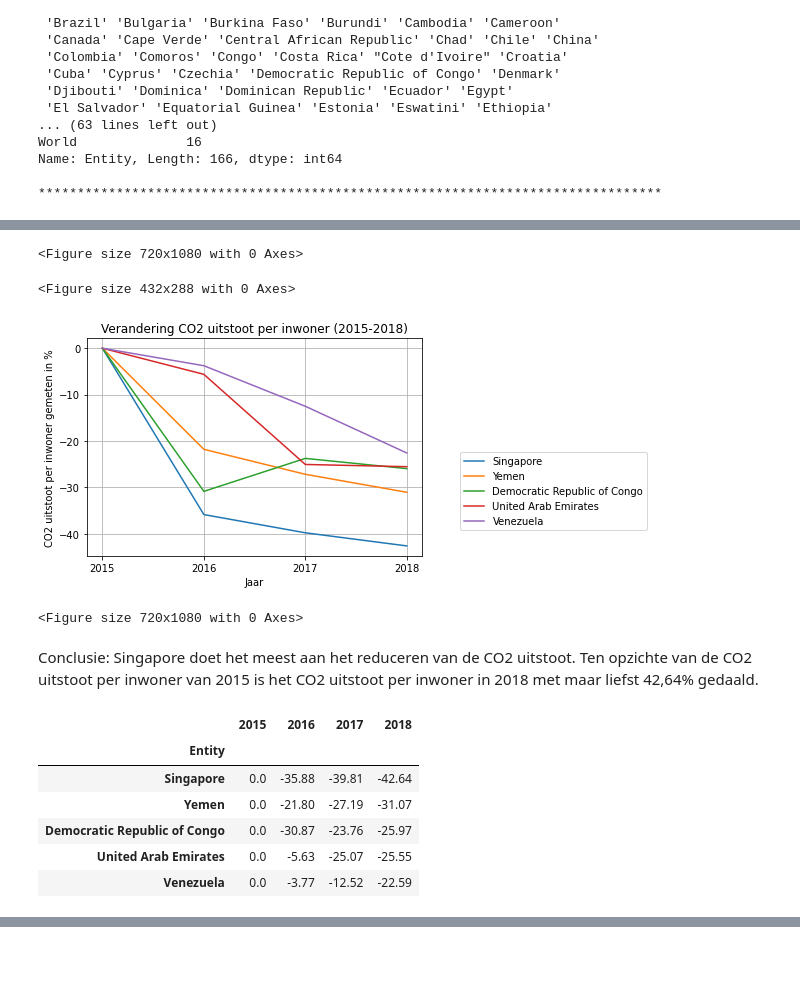
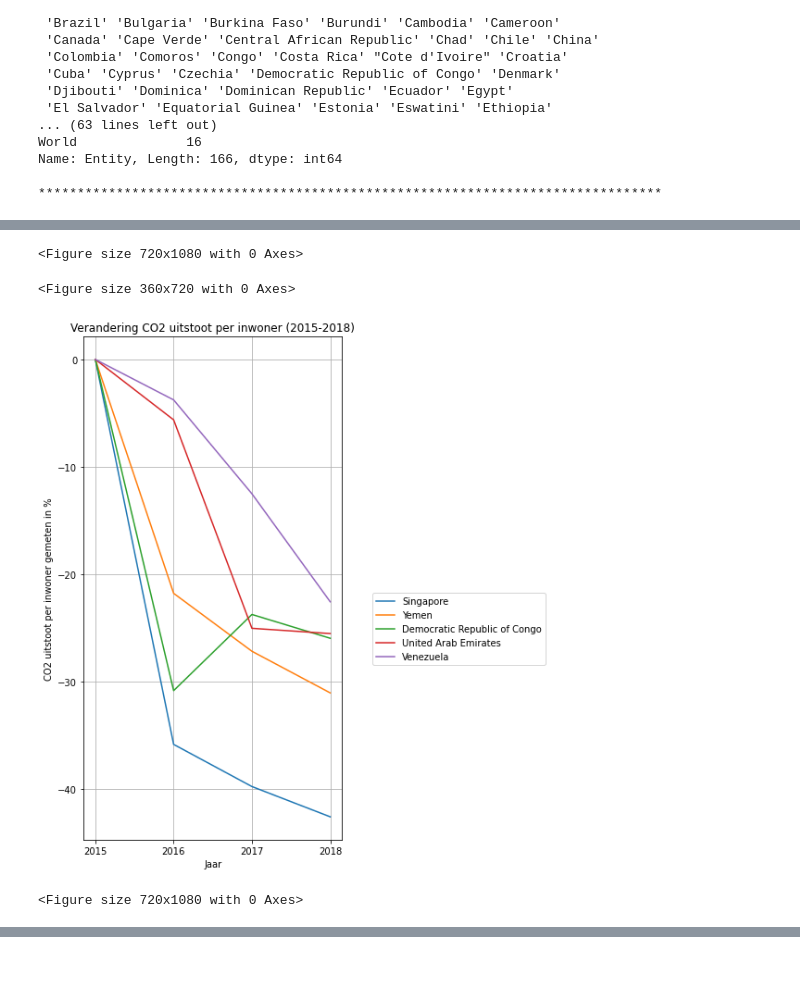
Before and after one commit to 88kHw88/Winc.Final_Assignment.CO2, a Jupyter notebook: Final_Assignment_CO2.ipynb, the cells around one changed output, grey strips where cells are left out. Saved outputs shown, nothing was run; the diff lists cells and outputs as text; code cells hidden in the pictures.

```diff
--- a/Final_Assignment_CO2.ipynb
+++ b/Final_Assignment_CO2.ipynb
@@ -320,0 +375,24 @@ df1_q2.set_index('Entity')
+# %%
+#Method 2:
+#Calculate relative percentage change.
+#Calculating cumulative percentage change.
+#copy 'relative_change' dataset
+
+percentage_change = relative_change.copy()
+
+perc_change_2015 = round((percentage_change['relative change 2015 per capita in %'] - percentage_change['relative change 2015 per capita in %']) / percentage_change['relative change 2015 per capita in %'] *100, 2)
+perc_change_2016 = round((percentage_change['relative change 2016 per capita in %'] - percentage_change['relative change 2015 per capita in %']) / percentage_change['relative change 2015 per capita in %'] *100, 2)
+perc_change_2017 = round((percentage_change['relative change 2017 per capita in %'] - percentage_change['relative change 2016 per capita in %']) / percentage_change['relative change 2016 per capita in %'] *100, 2)
+perc_change_2018 = round((percentage_change['relative change 2018 per capita in %'] - percentage_change['relative change 2017 per capita in %']) / percentage_change['relative change 2017 per capita in %'] *100, 2)
+
+#relative percentage of each year are added up, calculate cumulative change per year
+cumulative_percentage_change_total = perc_change_2016 + perc_change_2017 + perc_change_2018
+cumulative_percentage_change_2016 = perc_change_2016
+cumulative_percentage_change_2017 = perc_change_2017 + perc_change_2016
+
+#adding new columns in dataset
+percentage_change['relative change 2015 per capita in %'], percentage_change['relative change 2016 per capita in %'], percentage_change['relative change 2017 per capita in %'], percentage_change['relative change 2018 per capita in %'], percentage_change['cumulative change total in %'], percentage_change['cumulative change 2016'], percentage_change['cumulative change 2017'] = perc_change_2015, perc_change_2016, perc_change_2017, perc_change_2018, cumulative_percentage_change_total, cumulative_percentage_change_2016, cumulative_percentage_change_2017
+
+#set index
+percentage_change.set_index('Entity')
+percentage_change.sort_values('cumulative change total in %').head(5)
@@ -321,52 +406,37 @@ df1_q2.set_index('Entity')
 # %%
 #plotting a line diagram
 #apply cumulative CO2 % per year
 #showing top 5 countries that has the most CO2 reduction
-df_top5 = df1_q2.sort_values('cumulative change total in %').head(5)
+percentage_change_top5 = percentage_change.sort_values('cumulative change total in %').head(5)
 #drop columns:
-df_top5 = df_top5.drop(columns={'relative change 2016 per capita in %', 'relative change 2017 per capita in %', 'relative change 2018 per capita in %'})
+percentage_change_top5 = percentage_change_top5.drop(columns={'relative change 2016 per capita in %', 'relative change 2017 per capita in %', 'relative change 2018 per capita in %'})
 #rename columns
-df_top5 = df_top5.rename(columns={'relative change 2015 per capita in %':'2015', 'cumulative change 2016':'2016', 'cumulative change 2017':'2017', 'cumulative change total in %': '2018'})
+percentage_change_top5 = percentage_change_top5.rename(columns={'relative change 2015 per capita in %':'2015', 'cumulative change 2016':'2016', 'cumulative change 2017':'2017', 'cumulative change total in %': '2018'})
 
 #re-ordering columns
-df_top5 = df_top5[['Entity', '2015','2016', '2017', '2018']]
-df_top5 = df_top5.set_index('Entity')
+percentage_change_top5 = percentage_change_top5[['Entity', '2015','2016', '2017', '2018']]
+percentage_change_top5 = percentage_change_top5.set_index('Entity')
 
 #variable for years
-years = df_top5.columns[0:5]
+years = percentage_change_top5.columns[0:5]
 years
 
 fig = plt.figure()
 fig, ax = plt.subplots()
 
 #for loop to plot dataset
-for index, row in df_top5.iterrows():
+for index, row in percentage_change_top5.iterrows():
   plt.plot(years, row, label=index)
 
 ax.set_xlabel("Jaar")
 ax.set_ylabel("CO2 uitstoot per inwoner gemeten in %")
 ax.set_title('Verandering CO2 uitstoot per inwoner (2015-2018)')
 plt.rcParams["figure.figsize"] = (10, 15) #Chart scaling
 plt.legend(loc='best', bbox_to_anchor=(1.1, 0.5))
 plt.grid(True)
 plt.figure()
-
-#toevoegen van kleine stappen. Legenda groter maken, tabel kleiner maken
 # %% [output]
 <Figure size 720x1080 with 0 Axes>
-<Figure size 432x288 with 0 Axes>
+<Figure size 360x720 with 0 Axes>
-[figure, old version]
+[figure, new version]
 <Figure size 720x1080 with 0 Axes>
-# %% [markdown]
-Conclusie: Singapore doet het meest aan het reduceren van de CO2 uitstoot.
-Ten opzichte van de CO2 uitstoot per inwoner van 2015 is het CO2 uitstoot per inwoner in 2018 met maar liefst 42,64% gedaald.
-# %%
-df_top5
-# %% [output]
-|  | 2015 | 2016 | 2017 | 2018 |
-| Entity |  |  |  |  |
-| Singapore | 0.0 | -35.88 | -39.81 | -42.64 |
-| Yemen | 0.0 | -21.80 | -27.19 | -31.07 |
-| Democratic Republic of Congo | 0.0 | -30.87 | -23.76 | -25.97 |
-| United Arab Emirates | 0.0 | -5.63 | -25.07 | -25.55 |
-| Venezuela | 0.0 | -3.77 | -12.52 | -22.59 |
```
Also changed, not shown: parts of 28 cells of this notebook.
